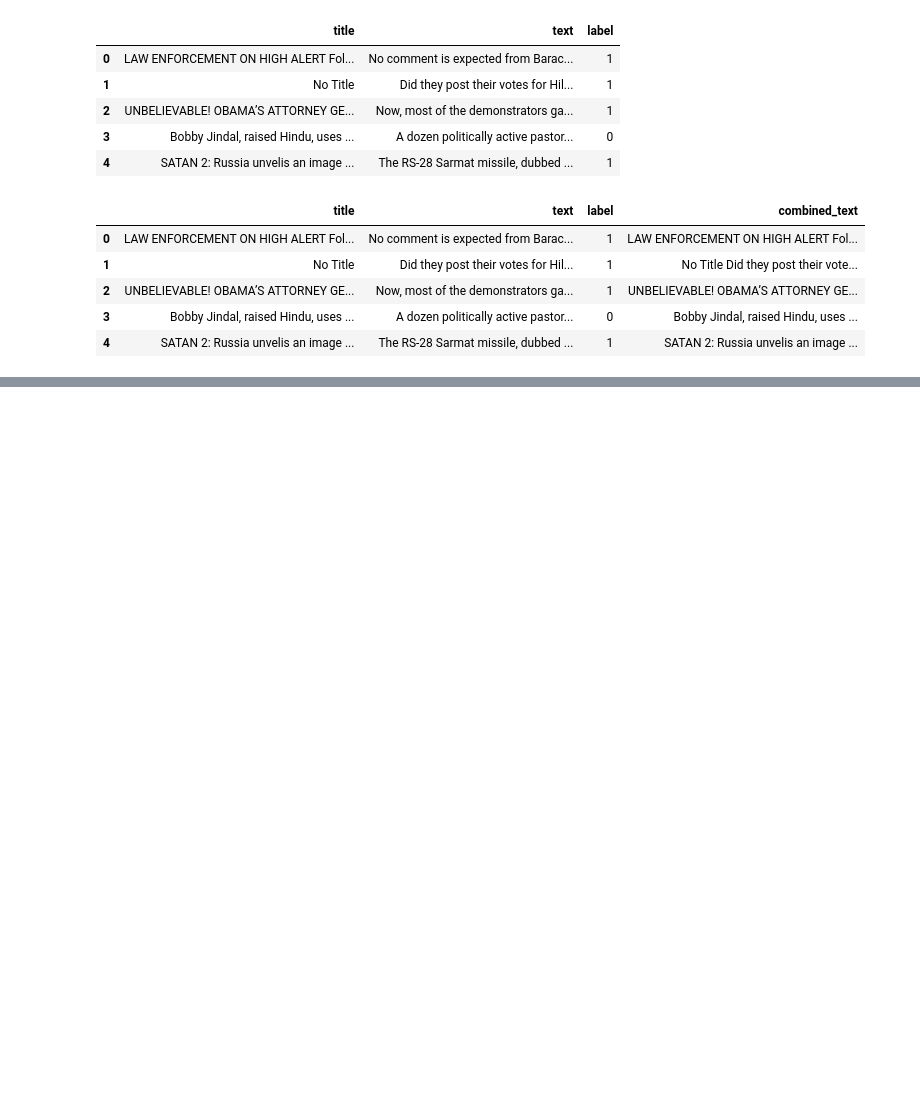
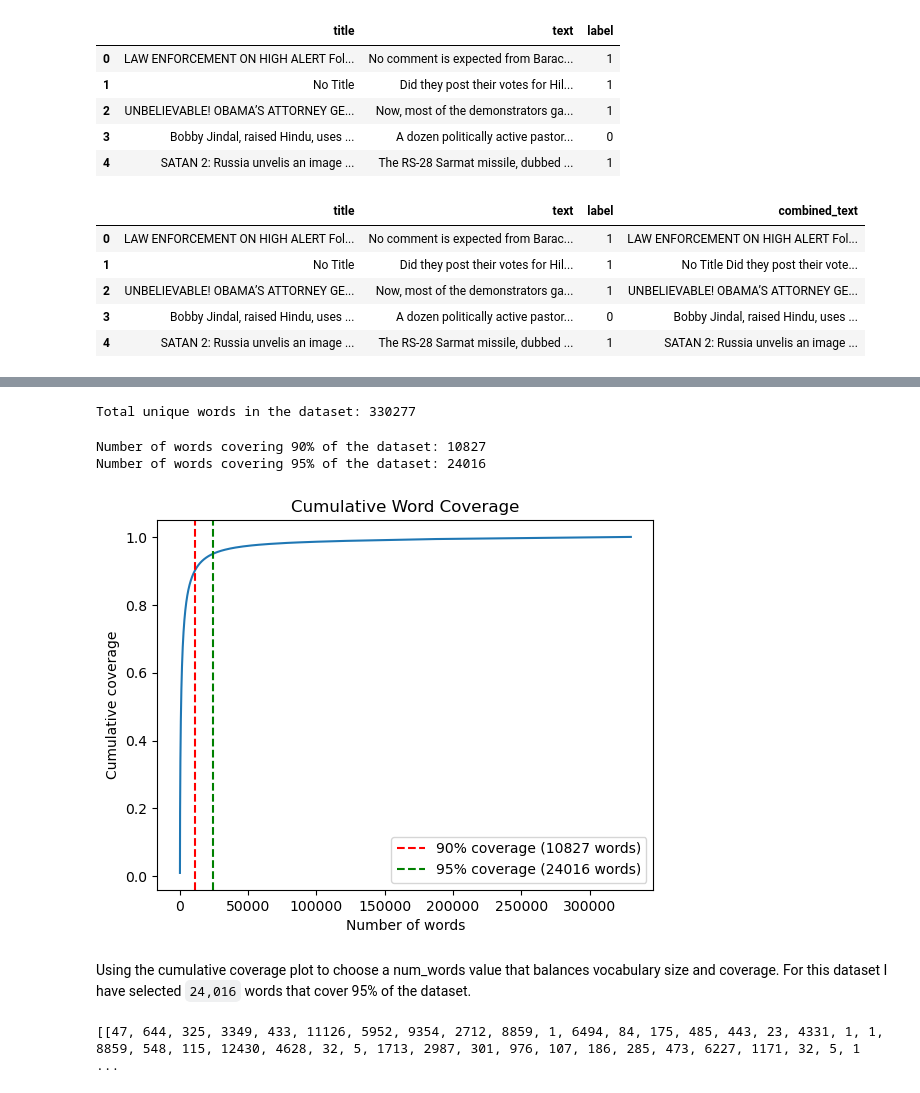
Before and after one commit to sindhujaSirigeri/Fake-News-Detection-App, a Jupyter notebook: fake-news-predictor/notebooks/preprocessing_notebook.ipynb, the cells around one changed output, grey strips where cells are left out. Drawn from its saved outputs; the diff is of its cells as text; code cells hidden in the pictures; blank space fills up the shorter version.

```diff
--- a/fake-news-predictor/notebooks/preprocessing_notebook.ipynb
+++ b/fake-news-predictor/notebooks/preprocessing_notebook.ipynb
@@ -172,0 +276,6 @@ LookupError:
+# %%
+# Convert all text to lowercase
+df['cleaned_text'] = df['cleaned_text'].str.lower()
+
+# Display a few examples to verify the result
+print(df[['combined_text', 'cleaned_text']].head())
@@ -172,0 +300,72 @@ LookupError:
+# %%
+# Examine the Vocabulary Size
+
+# Initialize the tokenizer without limiting the number of words
+tokenizer = Tokenizer()
+
+# Fit the tokenizer on the cleaned text data
+tokenizer.fit_on_texts(df['cleaned_text'])
+
+# Get the total number of unique words
+total_unique_words = len(tokenizer.word_index)
+print(f"Total unique words in the dataset: {total_unique_words}")
+# %% [output]
+Total unique words in the dataset: 330277
+# %%
+# Get the word index (word -> integer mapping)
+word_index = tokenizer.word_index
+
+# Get the word counts (how many times each word appears)
+word_counts = tokenizer.word_counts
+
+# Sort words by frequency
+sorted_word_counts = sorted(word_counts.items(), key=lambda x: x[1], reverse=True)
+
+# Calculate the cumulative coverage
+cumulative_coverage = []
+cumulative_count = 0
+total_word_count = sum(word_counts.values())
+
+for word, count in sorted_word_counts:
+    cumulative_count += count
+    cumulative_coverage.append(cumulative_count / total_word_count)
+
+# Calculate num_words for 90% and 95% coverage
+coverage_90 = next(i for i, coverage in enumerate(cumulative_coverage) if coverage >= 0.90) + 1
+coverage_95 = next(i for i, coverage in enumerate(cumulative_coverage) if coverage >= 0.95) + 1
+
+print(f"Number of words covering 90% of the dataset: {coverage_90}")
+print(f"Number of words covering 95% of the dataset: {coverage_95}")
+
+# Plot the cumulative coverage
+import matplotlib.pyplot as plt
+
+plt.plot(cumulative_coverage)
+plt.xlabel("Number of words")
+plt.ylabel("Cumulative coverage")
+plt.title("Cumulative Word Coverage")
+plt.axvline(x=coverage_90, color='r', linestyle='--', label=f'90% coverage ({coverage_90} words)')
+plt.axvline(x=coverage_95, color='g', linestyle='--', label=f'95% coverage ({coverage_95} words)')
+plt.legend()
+plt.show()
+# %% [output]
+Number of words covering 90% of the dataset: 10827
+Number of words covering 95% of the dataset: 24016
+[figure, added]
+# %% [markdown]
+Using the cumulative coverage plot to choose a num_words value that balances vocabulary size and coverage. For this dataset I have selected `24,016` words that cover 95% of the dataset.
+# %%
+# 1. Tokenise the text
+# Initialise the tokeniser
+tokenizer = Tokenizer(num_words=24016, oov_token='<OOV>')  # Adjust num_words based on your dataset size
+
+# Fit the tokeniser on the cleaned text data
+tokenizer.fit_on_texts(df['cleaned_text'])
+
+# Convert the cleaned text to sequences
+sequences = tokenizer.texts_to_sequences(df['cleaned_text'])
+
+# Check the first few sequences to ensure tokenisation is working correctly
+print(sequences[:5])
+# %% [output]
+[[47, 644, 325, 3349, 433, 11126, 5952, 9354, 2712, 8859, 1, 6494, 84, 175, 485, 443, 23, 4331, 1, 1, 8859, 548, 115, 12430, 4628, 32, 5, 1713, 2987, 301, 976, 107, 186, 285, 473, 6227, 1171, 32, 5, 1 ...
```
Also changed, not shown: parts of 30 cells of this notebook, 1 other file.
